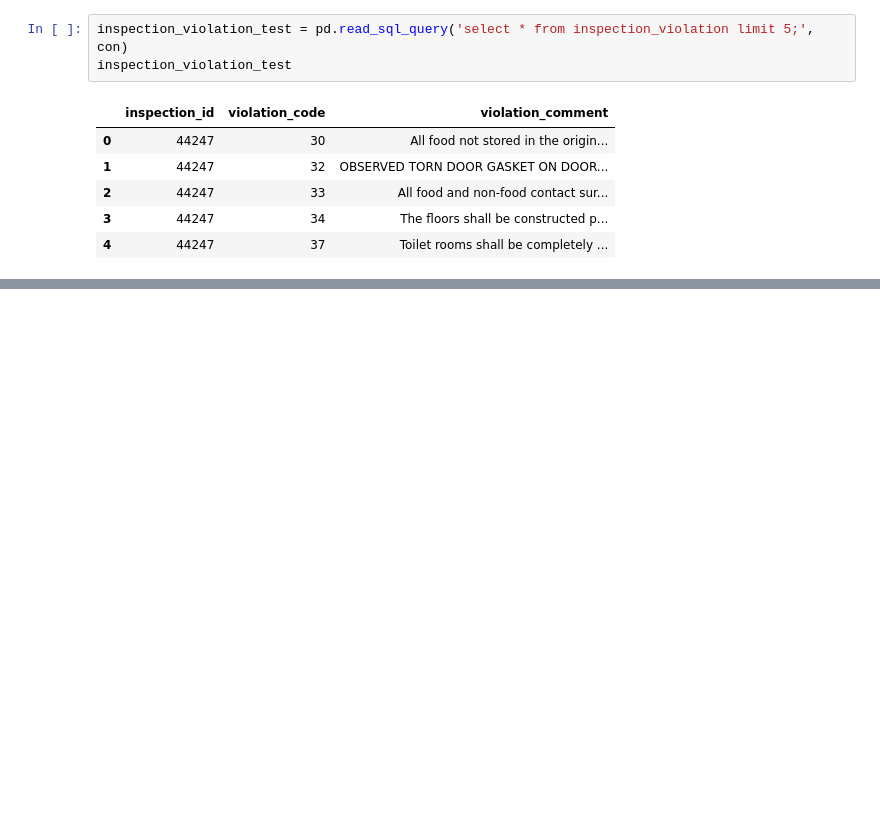
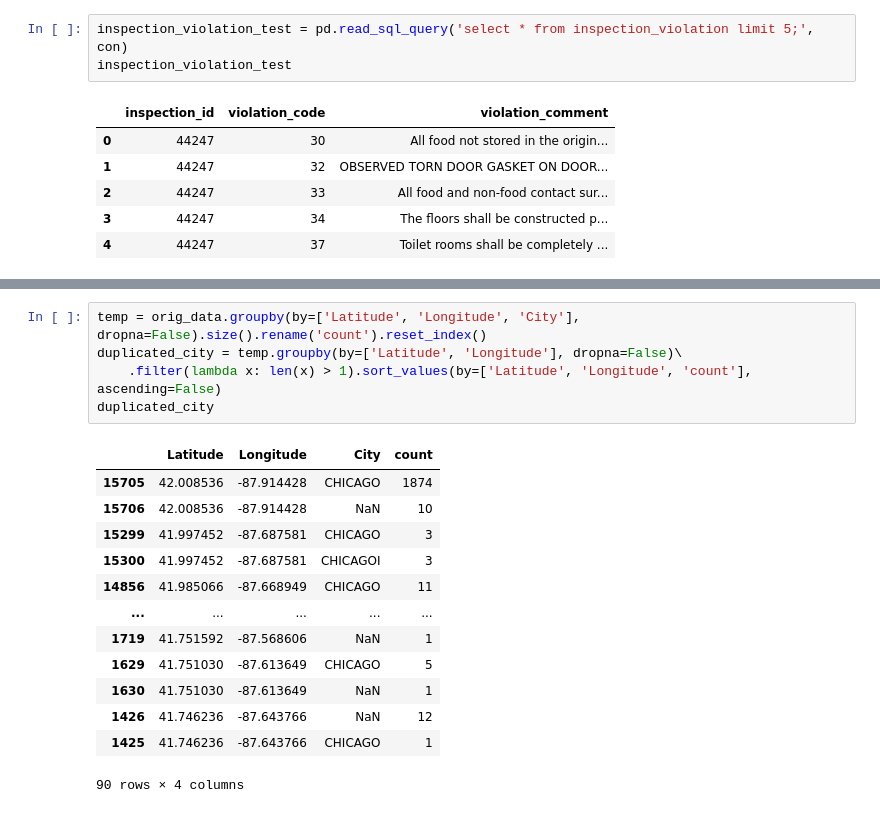
Before and after one commit to delongmeng/Chicago_Food_Inspection, a Jupyter notebook: data_integrity_check.ipynb, the cells around one changed output, grey strips where cells are left out. Drawn from its saved outputs; the diff is of its cells as text; blank space fills up the shorter version.

```diff
--- a/data_integrity_check.ipynb
+++ b/data_integrity_check.ipynb
@@ -87,0 +195,19 @@ inspection_violation_test
+# %%
+temp = orig_data.groupby(by=['Latitude', 'Longitude', 'City'], dropna=False).size().rename('count').reset_index()
+duplicated_city = temp.groupby(by=['Latitude', 'Longitude'], dropna=False)\
+    .filter(lambda x: len(x) > 1).sort_values(by=['Latitude', 'Longitude', 'count'], ascending=False)
+duplicated_city
+# %% [output]
+|  | Latitude | Longitude | City | count |
+| 15705 | 42.008536 | -87.914428 | CHICAGO | 1874 |
+| 15706 | 42.008536 | -87.914428 | NaN | 10 |
+| 15299 | 41.997452 | -87.687581 | CHICAGO | 3 |
+| 15300 | 41.997452 | -87.687581 | CHICAGOI | 3 |
+| 14856 | 41.985066 | -87.668949 | CHICAGO | 11 |
+| ... | ... | ... | ... | ... |
+| 1719 | 41.751592 | -87.568606 | NaN | 1 |
+| 1629 | 41.751030 | -87.613649 | CHICAGO | 5 |
+| 1630 | 41.751030 | -87.613649 | NaN | 1 |
+| 1426 | 41.746236 | -87.643766 | NaN | 12 |
+| 1425 | 41.746236 | -87.643766 | CHICAGO | 1 |
+90 rows × 4 columns
```
Also changed, not shown: parts of 17 cells of this notebook.
